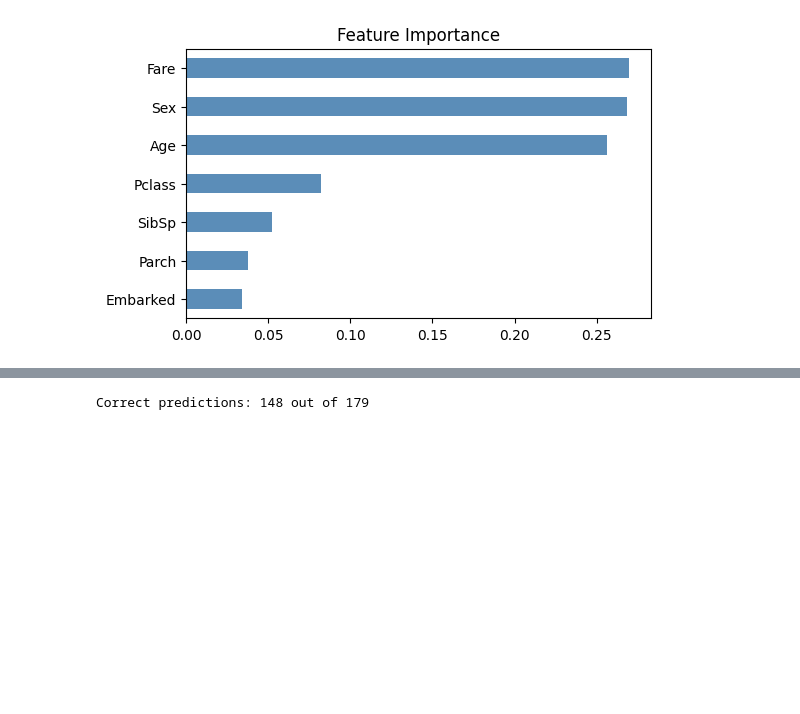
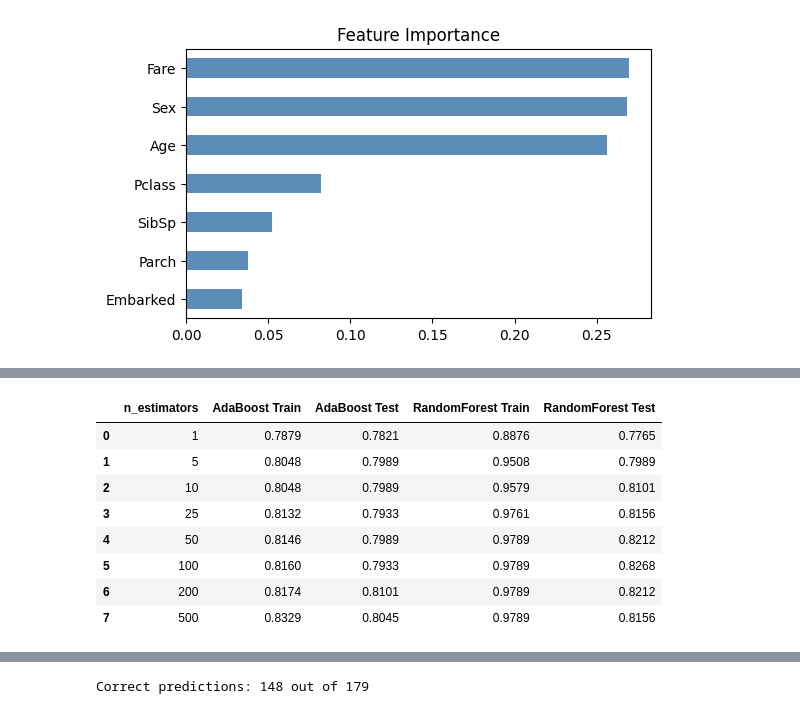
Before and after one commit to aniket123pathak/ML_mini_project, a Jupyter notebook: titanic_survival_prediction.ipynb, the cells around one changed output, grey strips where cells are left out. Saved outputs shown, nothing was run; the diff lists cells and outputs as text; code cells hidden in the pictures; blank space fills up the shorter version.

```diff
--- a/titanic_survival_prediction.ipynb
+++ b/titanic_survival_prediction.ipynb
@@ -250,0 +264,23 @@ plt.show()
+# %%
+n_list = [1, 5, 10, 25, 50, 100, 200, 500]
+rows = []
+for n in n_list:
+    ada = AdaBoostClassifier(estimator=DecisionTreeClassifier(max_depth=1),
+                             n_estimators=n, random_state=42).fit(X_train, y_train)
+    rf = RandomForestClassifier(n_estimators=n, random_state=42).fit(X_train, y_train)
+    rows.append({"n_estimators": n,
+                 "AdaBoost Train": ada.score(X_train, y_train), "AdaBoost Test": ada.score(X_test, y_test),
+                 "RandomForest Train": rf.score(X_train, y_train), "RandomForest Test": rf.score(X_test, y_test)})
+
+n_results = pd.DataFrame(rows).round(4)
+n_results
+# %% [output]
+|  | n_estimators | AdaBoost Train | AdaBoost Test | RandomForest Train | RandomForest Test |
+| 0 | 1 | 0.7879 | 0.7821 | 0.8876 | 0.7765 |
+| 1 | 5 | 0.8048 | 0.7989 | 0.9508 | 0.7989 |
+| 2 | 10 | 0.8048 | 0.7989 | 0.9579 | 0.8101 |
+| 3 | 25 | 0.8132 | 0.7933 | 0.9761 | 0.8156 |
+| 4 | 50 | 0.8146 | 0.7989 | 0.9789 | 0.8212 |
+| 5 | 100 | 0.8160 | 0.7933 | 0.9789 | 0.8268 |
+| 6 | 200 | 0.8174 | 0.8101 | 0.9789 | 0.8212 |
+| 7 | 500 | 0.8329 | 0.8045 | 0.9789 | 0.8156 |
```
Also changed, not shown: parts of 12 cells of this notebook, 2 other files.
